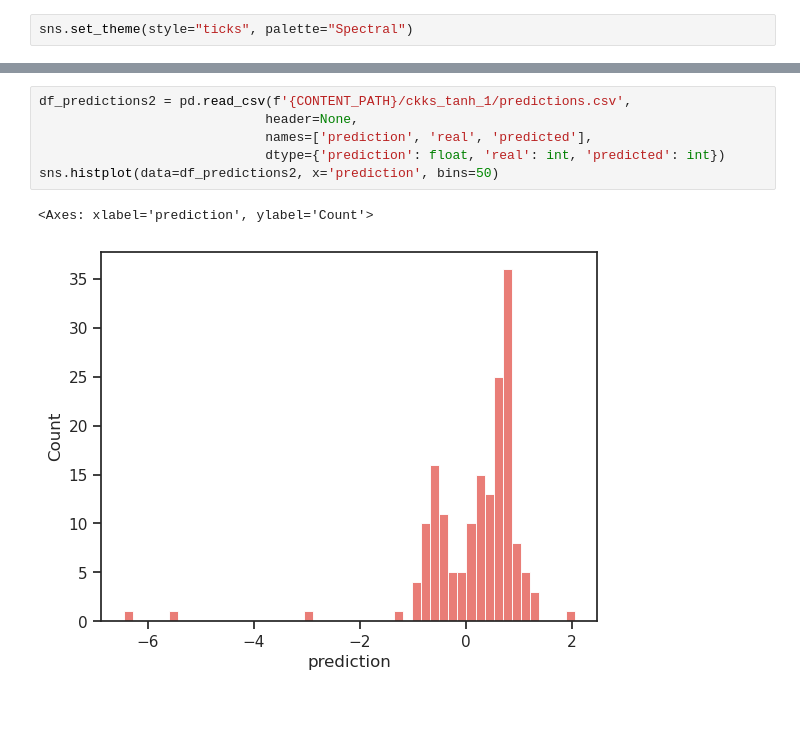
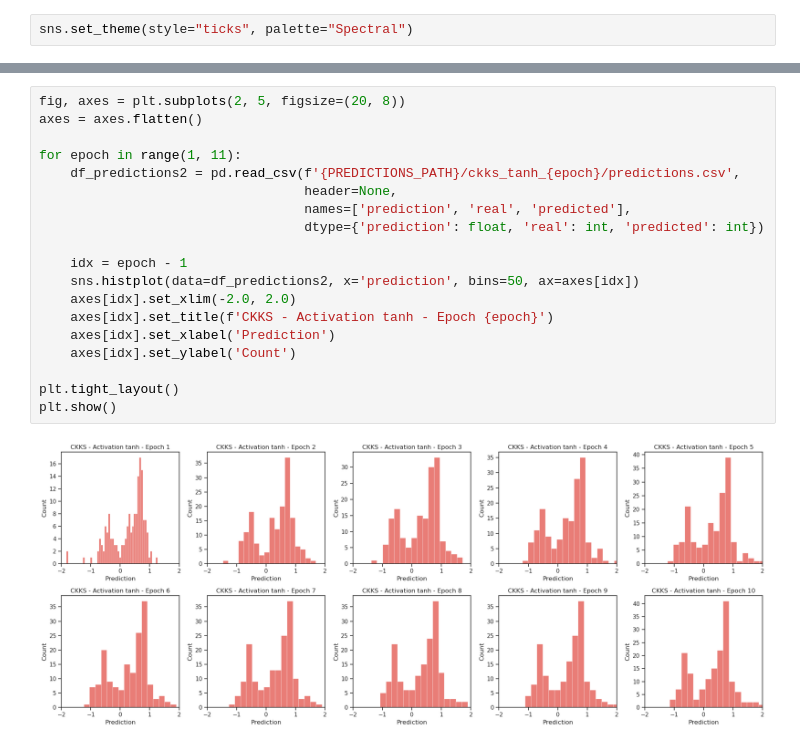
Before and after one commit to rodkruger/ppml-python, a Jupyter notebook: Metrics.ipynb, the cells around one changed output, grey strips where cells are left out. Saved outputs shown, nothing was run; the diff lists cells and outputs as text; blank space fills up the shorter version.

```diff
--- a/Metrics.ipynb
+++ b/Metrics.ipynb
@@ -172,9 +241,21 @@ plt.show()
 # %%
-df_predictions2 = pd.read_csv(f'{CONTENT_PATH}/ckks_tanh_1/predictions.csv',
-                             header=None,
-                             names=['prediction', 'real', 'predicted'],
-                             dtype={'prediction': float, 'real': int, 'predicted': int})
-sns.histplot(data=df_predictions2, x='prediction', bins=50)
+fig, axes = plt.subplots(2, 5, figsize=(20, 8))
+axes = axes.flatten()
+
+for epoch in range(1, 11):
+    df_predictions2 = pd.read_csv(f'{PREDICTIONS_PATH}/ckks_tanh_{epoch}/predictions.csv',
+                                  header=None,
+                                  names=['prediction', 'real', 'predicted'],
+                                  dtype={'prediction': float, 'real': int, 'predicted': int})
+
+    idx = epoch - 1
+    sns.histplot(data=df_predictions2, x='prediction', bins=50, ax=axes[idx])
+    axes[idx].set_xlim(-2.0, 2.0)
+    axes[idx].set_title(f'CKKS - Activation tanh - Epoch {epoch}')
+    axes[idx].set_xlabel('Prediction')
+    axes[idx].set_ylabel('Count')
+
+plt.tight_layout()
+plt.show()
 # %% [output]
-<Axes: xlabel='prediction', ylabel='Count'>
-[figure, old version]
+[figure, new version]
```
Also changed, not shown: parts of 13 cells of this notebook, 2 other files.
